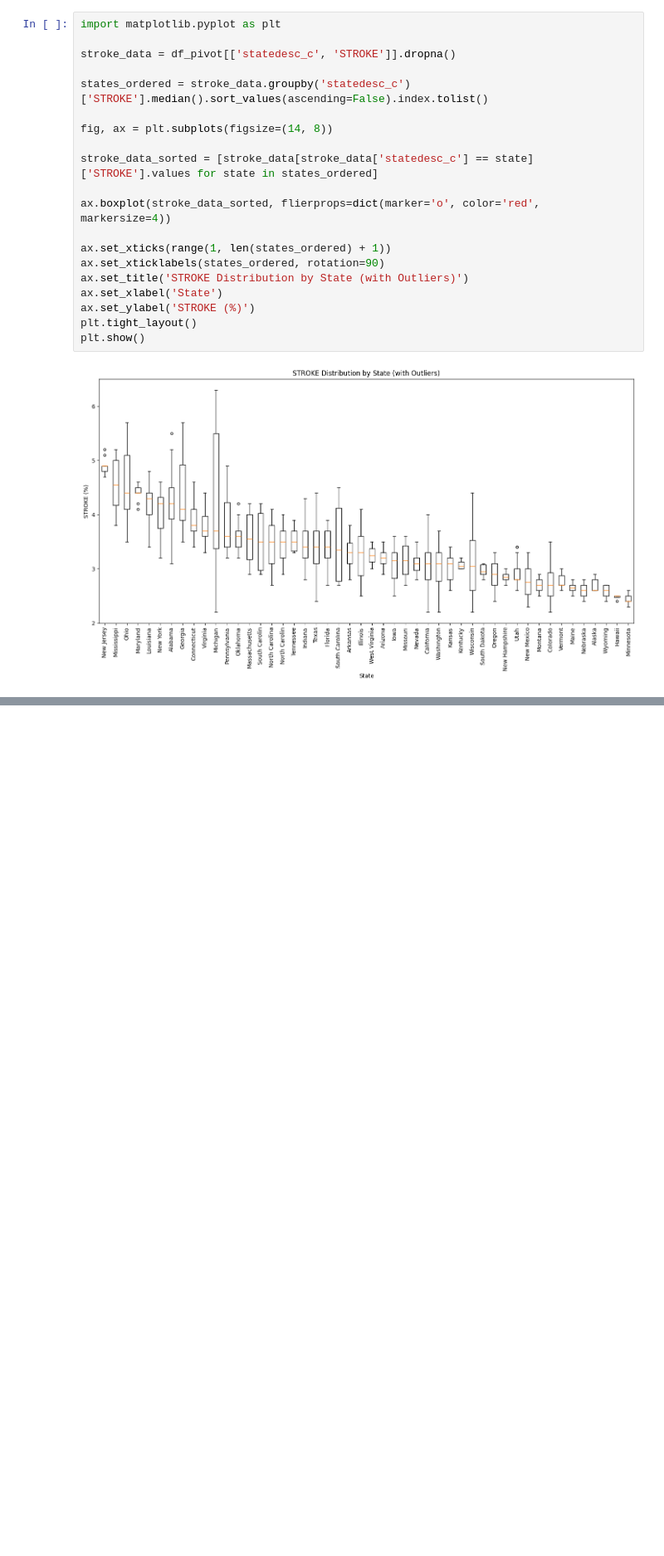
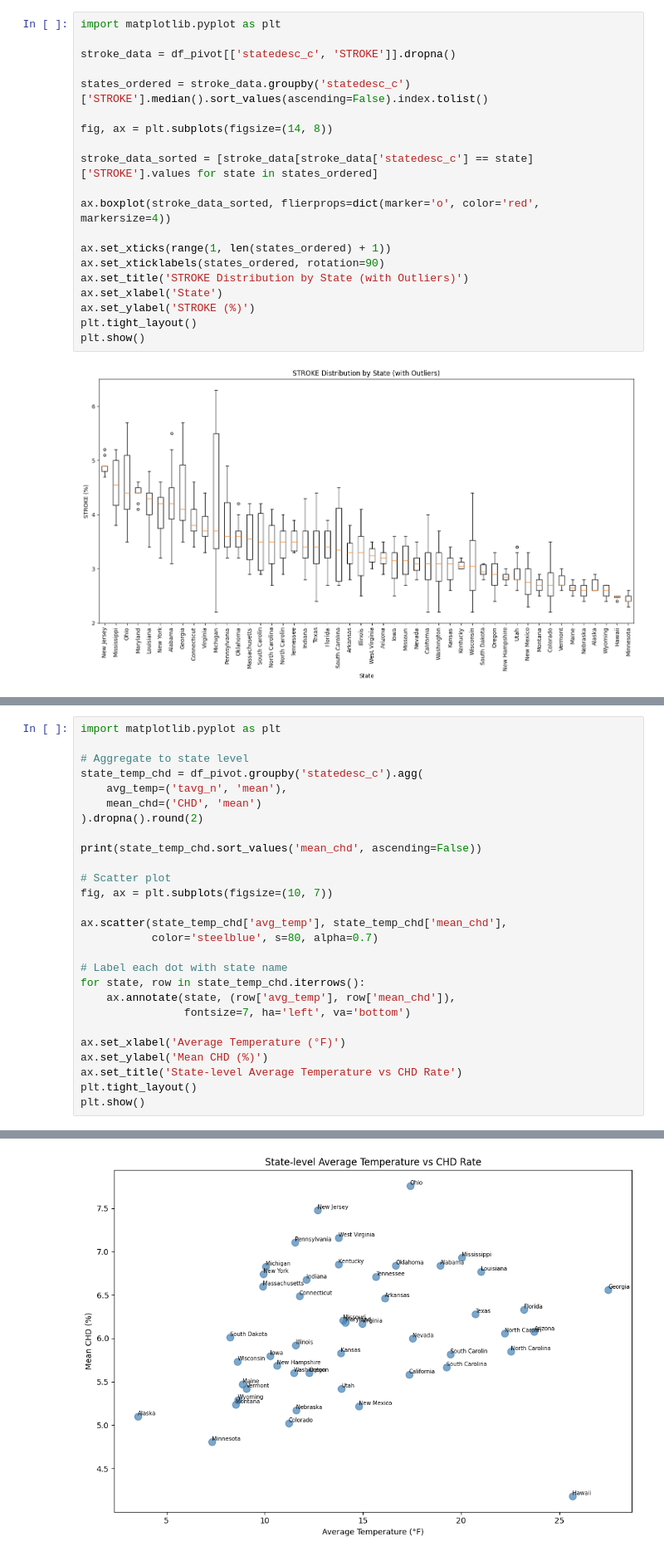
Before and after one commit to hertie-dsa-26/project-krasss, a Jupyter notebook: EDA/eda_rudranshi.ipynb, the cells around one changed output, grey strips where cells are left out. Shown at 83% size. Cells and saved outputs as stored; diff of their text form; blank space fills up the shorter version.

```diff
--- a/EDA/eda_rudranshi.ipynb
+++ b/EDA/eda_rudranshi.ipynb
@@ -431,0 +525,28 @@ plt.show()
+# %%
+import matplotlib.pyplot as plt
+
+# Aggregate to state level
+state_temp_chd = df_pivot.groupby('statedesc_c').agg(
+    avg_temp=('tavg_n', 'mean'),
+    mean_chd=('CHD', 'mean')
+).dropna().round(2)
+
+print(state_temp_chd.sort_values('mean_chd', ascending=False))
+
+# Scatter plot
+fig, ax = plt.subplots(figsize=(10, 7))
+
+ax.scatter(state_temp_chd['avg_temp'], state_temp_chd['mean_chd'],
+           color='steelblue', s=80, alpha=0.7)
+
+# Label each dot with state name
+for state, row in state_temp_chd.iterrows():
+    ax.annotate(state, (row['avg_temp'], row['mean_chd']),
+                fontsize=7, ha='left', va='bottom')
+
+ax.set_xlabel('Average Temperature (°F)')
+ax.set_ylabel('Mean CHD (%)')
+ax.set_title('State-level Average Temperature vs CHD Rate')
+plt.tight_layout()
+plt.show()
+# %% [output]
@@ -431,0 +570 @@ plt.show()
+[figure, added]
```
Also changed, not shown: parts of 11 cells of this notebook.
